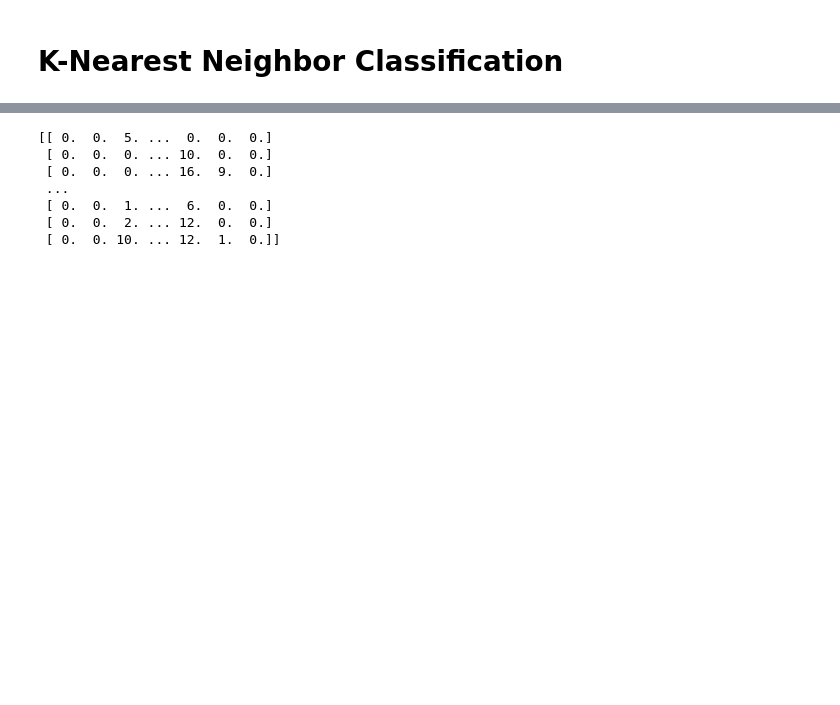
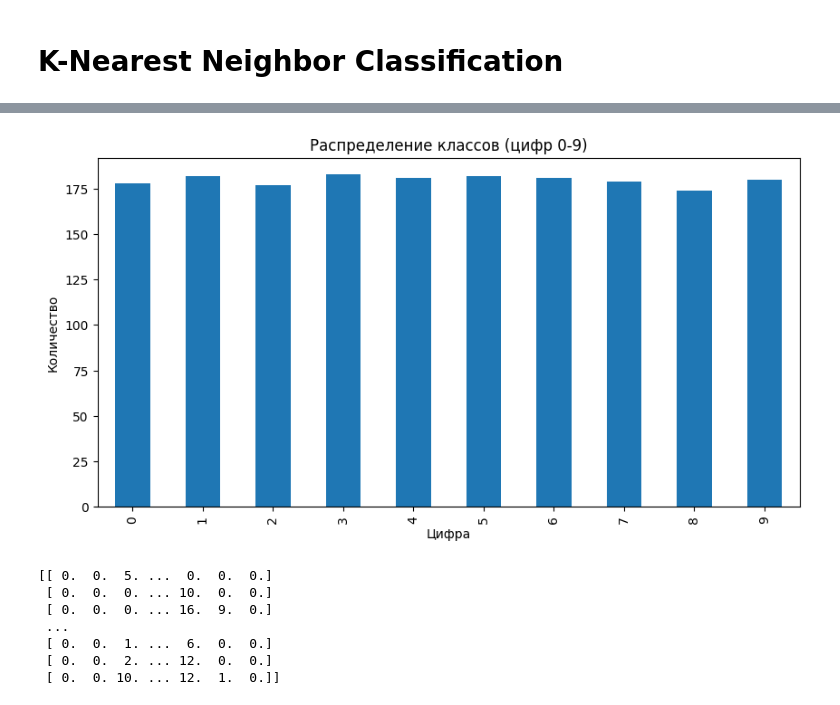
Before and after one commit to Lollykonkon/AI_Minor_ITMO, a Jupyter notebook: ML_hw_1.ipynb, the cells around one changed output, grey strips where cells are left out. Cells and saved outputs as stored; diff of their text form; code cells hidden in the pictures; blank space fills up the shorter version.

```diff
--- a/ML_hw_1.ipynb
+++ b/ML_hw_1.ipynb
@@ -24,0 +64,5 @@ mnist = datasets.load_digits()
+# %%
+df = pd.DataFrame(mnist.data)
+df['target'] = mnist.target
+print("\n=== Статистики ===")
+print(df.describe())
@@ -25,3 +105,14 @@ mnist = datasets.load_digits()
+# %%
+
+plt.figure(figsize=(10, 5))
+df['target'].value_counts().sort_index().plot(kind='bar')
+plt.title("Распределение классов (цифр 0-9)")
+plt.xlabel("Цифра")
+plt.ylabel("Количество")
+plt.savefig('class_distribution.png')
+plt.show()
+# %% [output]
+[figure, added]
 # %%
 print (mnist.data)
 # %% [output]
```
Also changed, not shown: parts of 12 cells of this notebook.
